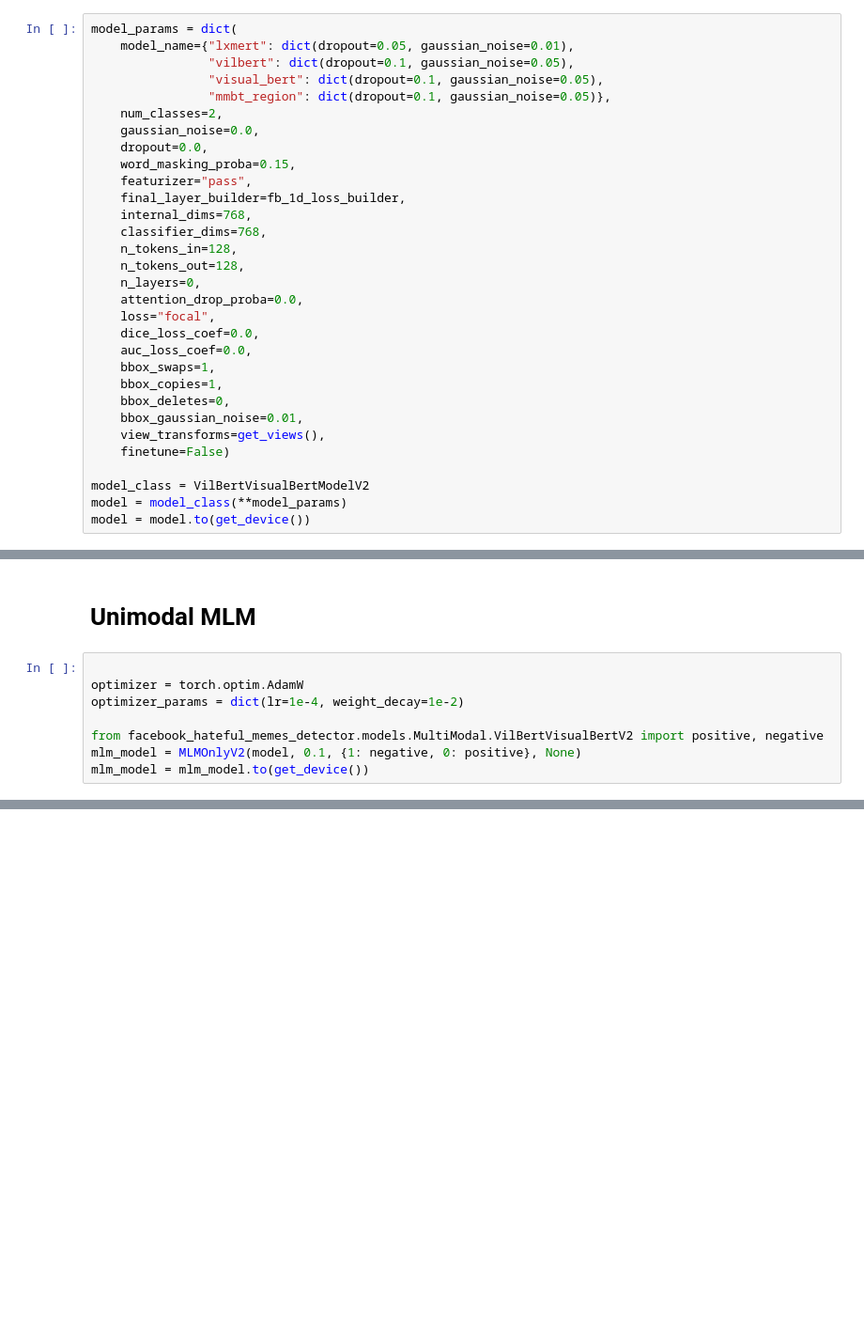
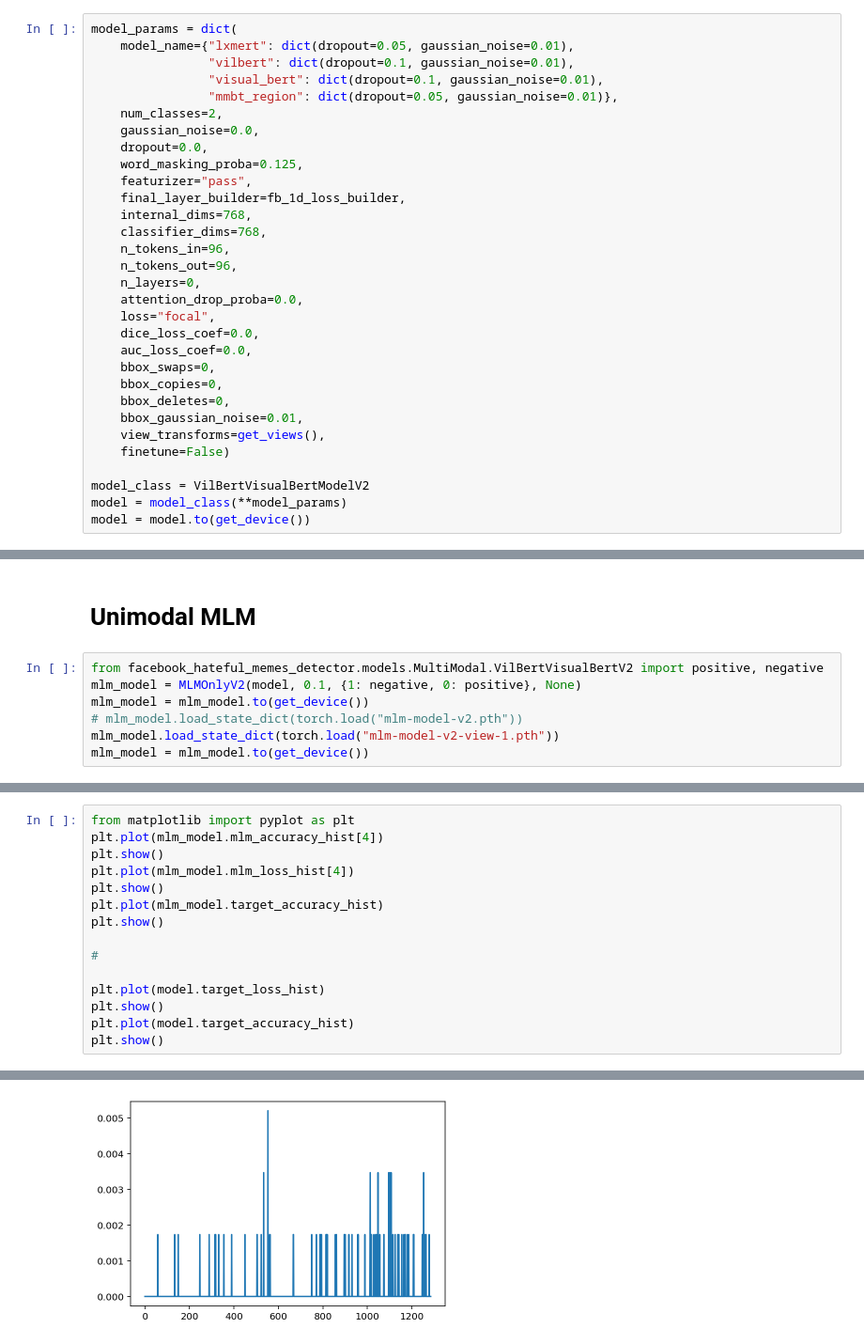
Before and after one commit to faizanahemad/facebook-hateful-memes, a Jupyter notebook: notebooks/MLMSimCLR.ipynb, the cells around one changed output, grey strips where cells are left out. Shown at 94% size. Drawn from its saved outputs; the diff is of its cells as text; blank space fills up the shorter version.

```diff
--- a/notebooks/MLMSimCLR.ipynb
+++ b/notebooks/MLMSimCLR.ipynb
@@ -175,26 +196,26 @@ dataset = convert_dataframe_to_dataset(df, data["metadata"], True)
 # %%
 model_params = dict(
     model_name={"lxmert": dict(dropout=0.05, gaussian_noise=0.01),
-                "vilbert": dict(dropout=0.1, gaussian_noise=0.05),
-                "visual_bert": dict(dropout=0.1, gaussian_noise=0.05),
-                "mmbt_region": dict(dropout=0.1, gaussian_noise=0.05)},
+                "vilbert": dict(dropout=0.1, gaussian_noise=0.01),
+                "visual_bert": dict(dropout=0.1, gaussian_noise=0.01),
+                "mmbt_region": dict(dropout=0.05, gaussian_noise=0.01)},
     num_classes=2,
     gaussian_noise=0.0,
     dropout=0.0,
-    word_masking_proba=0.15,
+    word_masking_proba=0.125,
     featurizer="pass",
     final_layer_builder=fb_1d_loss_builder,
     internal_dims=768,
     classifier_dims=768,
-    n_tokens_in=128,
-    n_tokens_out=128,
+    n_tokens_in=96,
+    n_tokens_out=96,
     n_layers=0,
     attention_drop_proba=0.0,
     loss="focal",
     dice_loss_coef=0.0,
     auc_loss_coef=0.0,
-    bbox_swaps=1,
-    bbox_copies=1,
+    bbox_swaps=0,
+    bbox_copies=0,
     bbox_deletes=0,
     bbox_gaussian_noise=0.01,
     view_transforms=get_views(),
@@ -206,10 +263,9 @@ model = model.to(get_device())
 # %% [markdown]
 # Unimodal MLM
 # %%
-
-optimizer = torch.optim.AdamW
-optimizer_params = dict(lr=1e-4, weight_decay=1e-2)
-
 from facebook_hateful_memes_detector.models.MultiModal.VilBertVisualBertV2 import positive, negative
 mlm_model = MLMOnlyV2(model, 0.1, {1: negative, 0: positive}, None)
 mlm_model = mlm_model.to(get_device())
+# mlm_model.load_state_dict(torch.load("mlm-model-v2.pth"))
+mlm_model.load_state_dict(torch.load("mlm-model-v2-view-1.pth"))
+mlm_model = mlm_model.to(get_device())
@@ -245,0 +347,16 @@ cache_stats['get_lxmert_details']
+# %%
+from matplotlib import pyplot as plt
+plt.plot(mlm_model.mlm_accuracy_hist[4])
+plt.show()
+plt.plot(mlm_model.mlm_loss_hist[4])
+plt.show()
+plt.plot(mlm_model.target_accuracy_hist)
+plt.show()
+
+#
+
+plt.plot(model.target_loss_hist)
+plt.show()
+plt.plot(model.target_accuracy_hist)
+plt.show()
+# %% [output]
@@ -245,0 +364 @@ cache_stats['get_lxmert_details']
+[figure, added]
```
Also changed, not shown: parts of 19 cells of this notebook, 1 other file.
